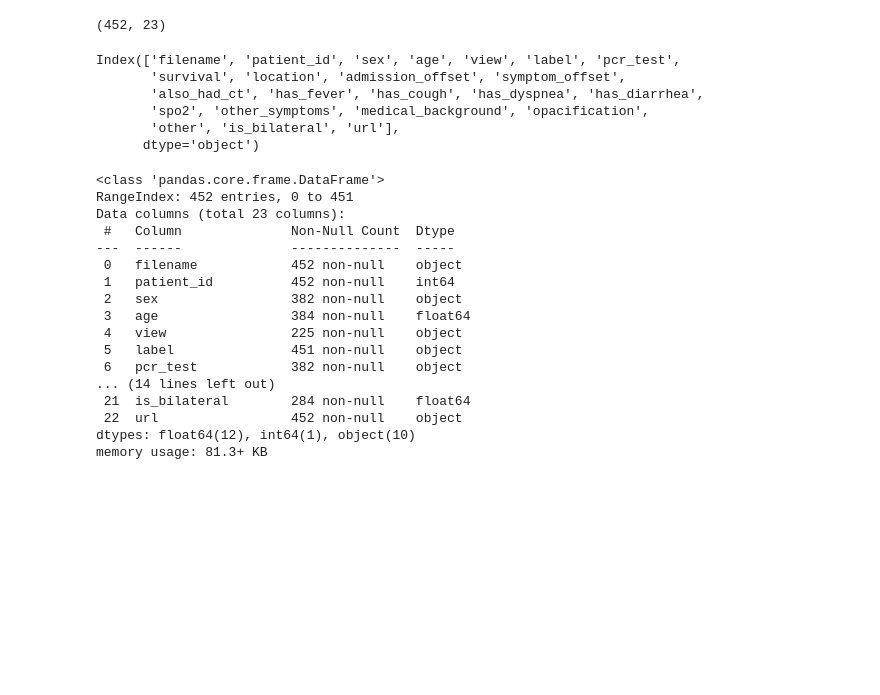
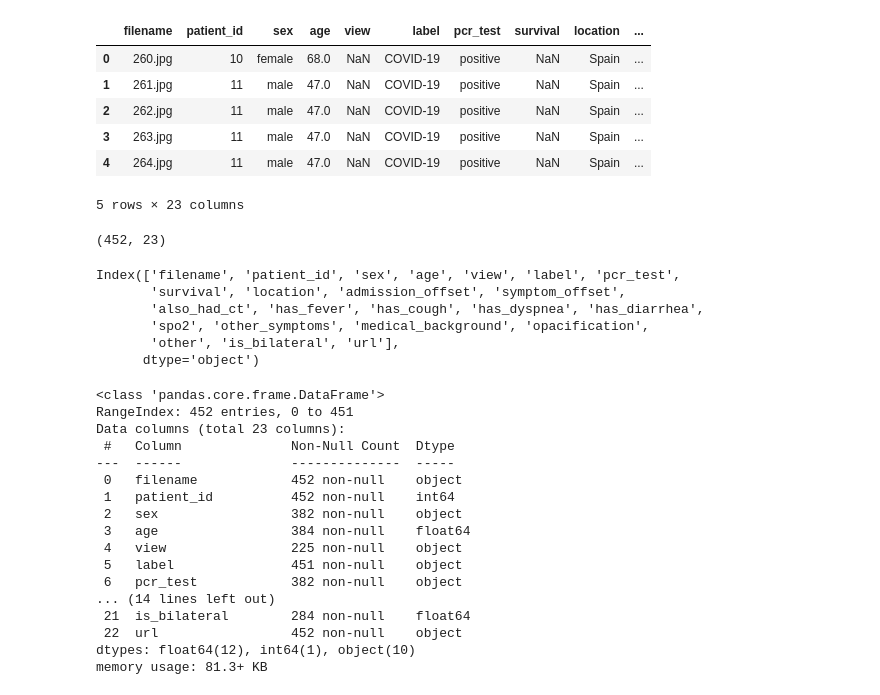
Before and after one commit to DataScientest-Studio/feb26_cds_covid, a Jupyter notebook: Untitled85.ipynb, the cells around one changed output. Drawn from its saved outputs; the diff is of its cells as text; code cells hidden in the pictures; blank space fills up the shorter version.

```diff
--- a/Untitled85.ipynb
+++ b/Untitled85.ipynb
@@ -2,6 +2,17 @@
 import pandas as pd
 import matplotlib.pyplot as plt
 import seaborn as sns
+# %%
+df = pd.read_csv('metadata.csv')
+df.head()
+# %% [output]
+|  | filename | patient_id | sex | age | view | label | pcr_test | survival | location | ... |
+| 0 | 260.jpg | 10 | female | 68.0 | NaN | COVID-19 | positive | NaN | Spain | ... |
+| 1 | 261.jpg | 11 | male | 47.0 | NaN | COVID-19 | positive | NaN | Spain | ... |
+| 2 | 262.jpg | 11 | male | 47.0 | NaN | COVID-19 | positive | NaN | Spain | ... |
+| 3 | 263.jpg | 11 | male | 47.0 | NaN | COVID-19 | positive | NaN | Spain | ... |
+| 4 | 264.jpg | 11 | male | 47.0 | NaN | COVID-19 | positive | NaN | Spain | ... |
+5 rows × 23 columns
 # %%
 df.shape
 # %% [output]
```
Also changed, not shown: parts of 2 cells of this notebook.
